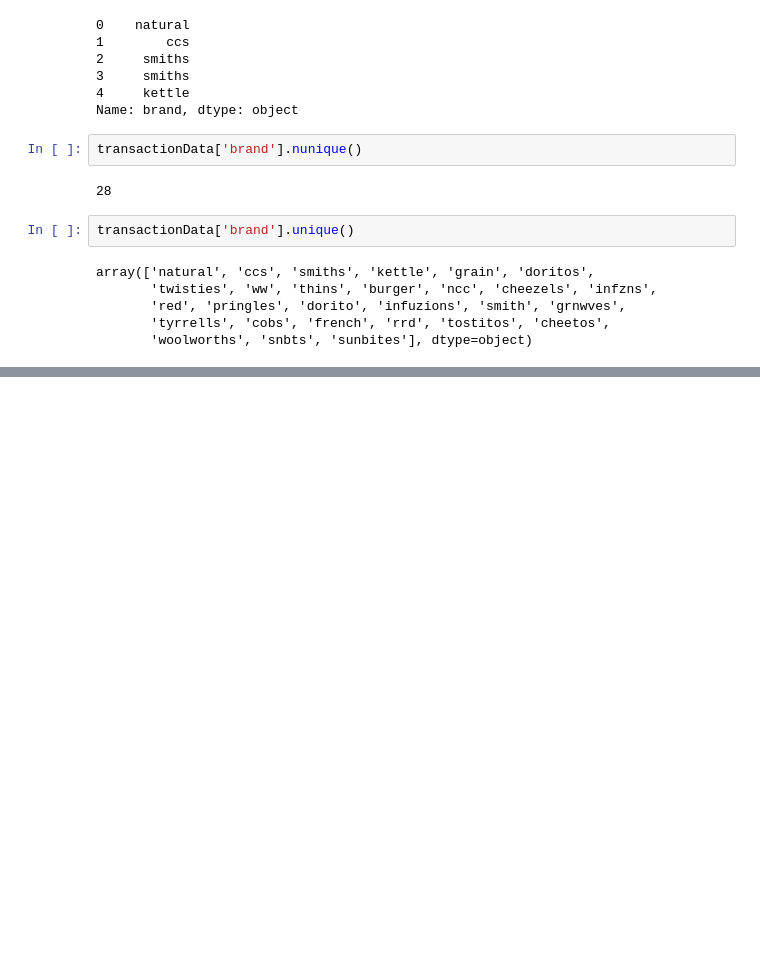
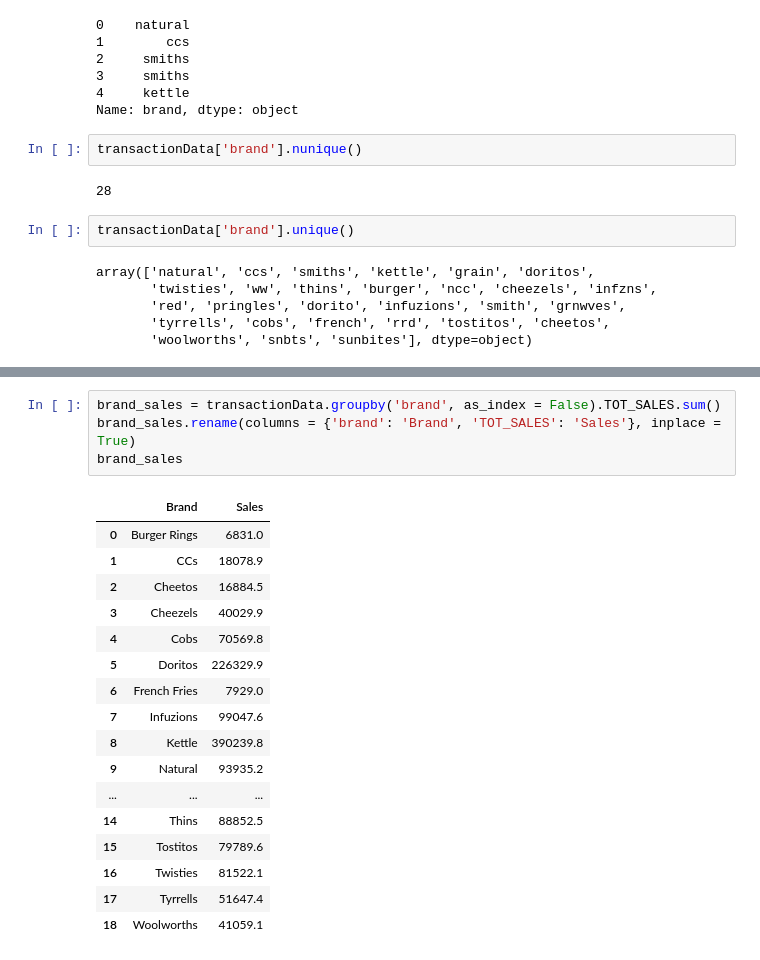
Before and after one commit to Johnson-a-hash/quantium-virtual-program, a Jupyter notebook: Quantium Virtual Internship.ipynb, the cells around one changed output, grey strips where cells are left out. Drawn from its saved outputs; the diff is of its cells as text; blank space fills up the shorter version.

```diff
--- a/Quantium Virtual Internship.ipynb
+++ b/Quantium Virtual Internship.ipynb
@@ -537,0 +603,22 @@ array(['natural', 'ccs', 'smiths', 'kettle', 'grain', 'doritos',
+# %%
+brand_sales = transactionData.groupby('brand', as_index = False).TOT_SALES.sum()
+brand_sales.rename(columns = {'brand': 'Brand', 'TOT_SALES': 'Sales'}, inplace = True)
+brand_sales
+# %% [output]
+|  | Brand | Sales |
+| 0 | Burger Rings | 6831.0 |
+| 1 | CCs | 18078.9 |
+| 2 | Cheetos | 16884.5 |
+| 3 | Cheezels | 40029.9 |
+| 4 | Cobs | 70569.8 |
+| 5 | Doritos | 226329.9 |
+| 6 | French Fries | 7929.0 |
+| 7 | Infuzions | 99047.6 |
+| 8 | Kettle | 390239.8 |
+| 9 | Natural | 93935.2 |
+| ... | ... | ... |
+| 14 | Thins | 88852.5 |
+| 15 | Tostitos | 79789.6 |
+| 16 | Twisties | 81522.1 |
+| 17 | Tyrrells | 51647.4 |
+| 18 | Woolworths | 41059.1 |
```
Also changed, not shown: parts of 8 cells of this notebook.
